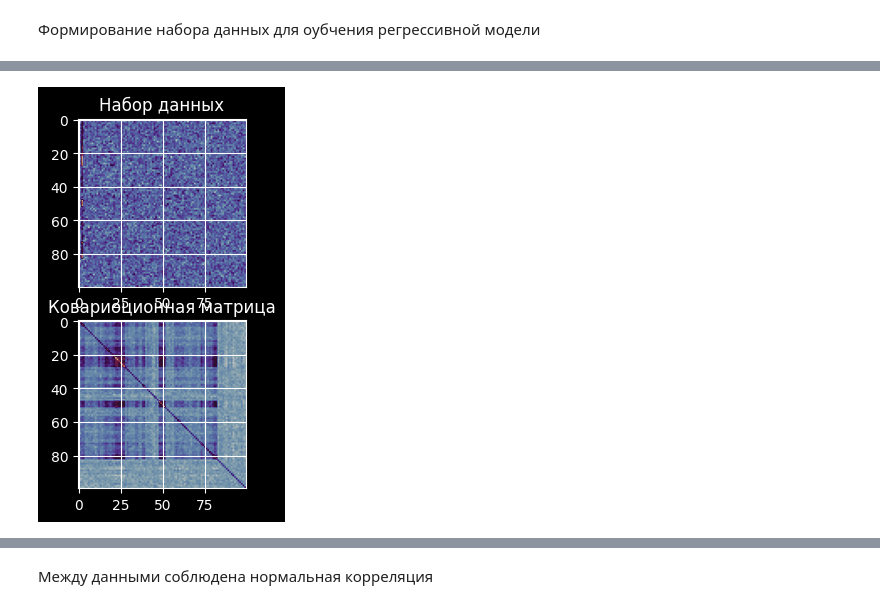
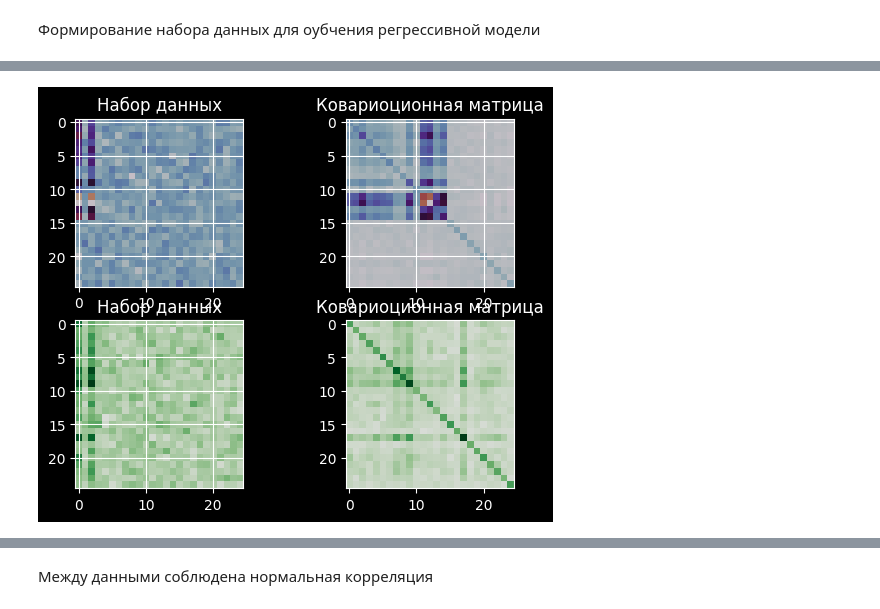
Before and after one commit to Asdergh/LDTProject, a Jupyter notebook: data_analization.ipynb, the cells around one changed output, grey strips where cells are left out. Saved outputs shown, nothing was run; the diff lists cells and outputs as text; code cells hidden in the pictures.

```diff
--- a/data_analization.ipynb
+++ b/data_analization.ipynb
@@ -555,9 +633,15 @@ general_found_reg = {}
+# %%
+with open("C:\\Users\\1\\Desktop\\LDTProject\\trade_samples.json", "r") as json_file:
+    result_reg_collection = js.load(json_file)
+
+with open("C:\\Users\\1\\Desktop\\LDTProject\\general_samples.json", "r") as json_file:
+    general_reg_collection = js.load(json_file)
 # %% [markdown]
 Анализ и обработка данных
 # %%
-def formulate_data(trade_collection):
+def formulate_data(trade_collection, final_type):
 
-    all_types = [result_reg_collection[trade_sample]["Классификация"] for trade_sample in trade_collection.keys()]
+    all_types = [trade_collection[trade_sample]["Классификация СПГЗ"] for trade_sample in trade_collection.keys()]
     likvid_collection = {}
     for cll_type in all_types:
 
@@ -565,9 +649,10 @@ def formulate_data(trade_collection):
 
         for trade_sample in trade_collection.keys():
 
-            likvid_collection[cll_type][trade_sample] = {}
             ts_curent = trade_collection[trade_sample]
             curent_sample = trade_collection[trade_sample]["кварталы"]
+            likvid_collection[cll_type][trade_sample] = {}
+            likvid_collection[cll_type]["Классификация КПГЗ"]
 
             for time_kvartal in curent_sample.keys():
 
@@ -611,33 +696,56 @@ def formulate_data(trade_collection):
     return collection_without_duplicates
 
 need_collection = formulate_data(trade_collection=result_reg_collection)
+need_general_collection = formulate_data(trade_collection=general_reg_collection)
+
 with open("C:\\Users\\1\\Desktop\\LDTProject\\result_cll_collection.json", "w") as json_file:
     js.dump(need_collection, json_file)
+
+with open("C:\\Users\\1\\Desktop\\LDTProject\\general_cll_collection.json", "w") as json_file:
+    js.dump(need_general_collection, json_file)
 # %% [markdown]
 Формирование набора данных для оубчения регрессивной модели
 # %%
-def generate_dataset(trade_collection, need_data_shape):
+def generate_dataset(trade_collection, need_data_shape, time_kvartal, test_data=False):
 
+    time_kvartals = {
+        "квартал_1": 0,
+        "квартал_2": 1,
+        "квартал_3": 2,
+        "квартал_4": 3
+    }
     dataset_tensor = np.zeros(need_data_shape)
-    curent_data_tensor = None
+    curent_data_tensor = []
+    dataset_labels = []
     curent_sample_number = 0
     for cll_cell_id in trade_collection.keys():
 
         curent_cll_cell = trade_collection[cll_cell_id]
         for trade_sample in curent_cll_cell.keys():
 
-            feature = [[float(curent_cll_cell[trade_sample][time_kvartal][feature])
+
+            features = [[float(curent_cll_cell[trade_sample][time_kvartal][feature])
                        for feature in curent_cll_cell[trade_sample][time_kvartal].keys()]
                        for time_kvartal in curent_cll_cell[trade_sample].keys()]
 
-            feature_tensor = np.asarray(feature)
-            if curent_sample_number == 0:
-                curent_data_tensor = feature_tensor
+            if time_kvartal == "all":
+
+                dataset_labels.append(trade_sample)
+                feature_tensor = np.asarray(features)
+                feature_tensor = np.asarray([np.mean(feature_tensor[:, col_number]) for col_number in range(feature_tensor.shape[1])])
+                curent_data_tensor.append(feature_tensor)
 
             else:
-                curent_data_tensor = np.concatenate([curent_data_tensor, feature_tensor], axis=0)
+
+                if time_kvartals[time_kvartal] < len(features):
+
+                    dataset_labels.append(trade_sample)
+                    feature_tensor = features[time_kvartals[time_kvartal]]
+                    curent_data_tensor.append(feature_tensor)
 
             curent_sample_number += 1
+
+
 
     if (need_data_shape[0] < dataset_tensor.shape[0]) or (need_data_shape[1] < dataset_tensor.shape[1]):
 
@@ -645,26 +753,41 @@ def generate_dataset(trade_collection, need_data_shape):
 
     else:
 
+
+        curent_data_tensor = np.asarray(curent_data_tensor)
+        if test_data:
+            dataset_tensor = np.resize(dataset_tensor, (curent_data_tensor.shape[0], need_data_shape[1]))
         dataset_tensor[:curent_data_tensor.shape[0], :curent_data_tensor.shape[1]] = curent_data_tensor
         dataset_tensor_std = (dataset_tensor - np.mean(dataset_tensor)) / np.std(dataset_tensor)
         dataset_tensor_std += np.random.normal(0.12, 1.67, dataset_tensor.shape)
 
-    return dataset_tensor_std
+
+
+
+    return (dataset_tensor_std, dataset_labels)
 
 
 
 plt.style.use("dark_background")
-result_dataset_tensor = generate_dataset(trade_collection=need_collection, need_data_shape=(100, 100))
-result_dataset_covar = np.cov(result_dataset_tensor)
-result_dataset_labels = ((result_dataset_tensor[:, 0] * 50.0) / 100.0) - ((result_dataset_tensor[:, 2] * 50.0) / 100.0)
-print(result_dataset_labels)
-print(result_dataset_tensor)
+train_dataset_tensor, train_dataset_ste = generate_dataset(trade_collection=need_general_collection, need_data_shape=(100, 100), time_kvartal="квартал_1")
+test_dataset_tensor, test_dataset_ste = generate_dataset(trade_collection=need_collection, need_data_shape=(100, 100), time_kvartal="квартал_1", test_data=True)
+train_dataset_covar = np.cov(train_dataset_tensor)
+test_dataset_covar = np.cov(test_dataset_tensor)
+test_dataset_labels = ((test_dataset_tensor[:, 0] * 50.0) / 100.0) - ((test_dataset_tensor[:, 2] * 50.0) / 100.0)
+train_dataset_labels = ((train_dataset_tensor[:, 0] * 50.0) / 100.0) - ((train_dataset_tensor[:, 2] * 50.0) / 100.0)
 
-fig, axis = plt.subplots(nrows=2)
-axis[0].imshow(result_dataset_tensor[:, :], cmap="twilight", label="набора данных", alpha=0.88)
-axis[1].imshow(result_dataset_covar[:, :], cmap="twilight", label="ковариоционная матрица", alpha=0.88)
-axis[0].set_title("Набор данных")
-axis[1].set_title("Ковариоционная матрица")
-axis[0].grid(True)
-axis[1].grid(True)
+
+fig, axis = plt.subplots(nrows=2, ncols=2)
+axis[0, 0].imshow(train_dataset_tensor[:25, 0:25], cmap="twilight", label="набора данных", alpha=0.88)
+axis[0, 1].imshow(train_dataset_covar[:25, :25], cmap="twilight", label="ковариоционная матрица", alpha=0.88)
+axis[1, 0].imshow(test_dataset_tensor[:25, 0:25], cmap="Greens", label="набора данных", alpha=0.88)
+axis[1, 1].imshow(test_dataset_covar[:25, :25], cmap="Greens", label="ковариоционная матрица", alpha=0.88)
+axis[0, 0].set_title("Набор данных")
+axis[0, 1].set_title("Ковариоционная матрица")
+axis[1, 0].set_title("Набор данных")
+axis[1, 1].set_title("Ковариоционная матрица")
+axis[0, 0].grid(True)
+axis[0, 1].grid(True)
+axis[1, 0].grid(True)
+axis[0, 1].grid(True)
 # %% [output]
@@ -688,3 +794,3 @@ axis[1].grid(True)
-[figure, old version]
+[figure, new version]
 # %%
 fig, axis = plt.subplots()
```
Also changed, not shown: parts of 17 cells of this notebook, 16 other files.
